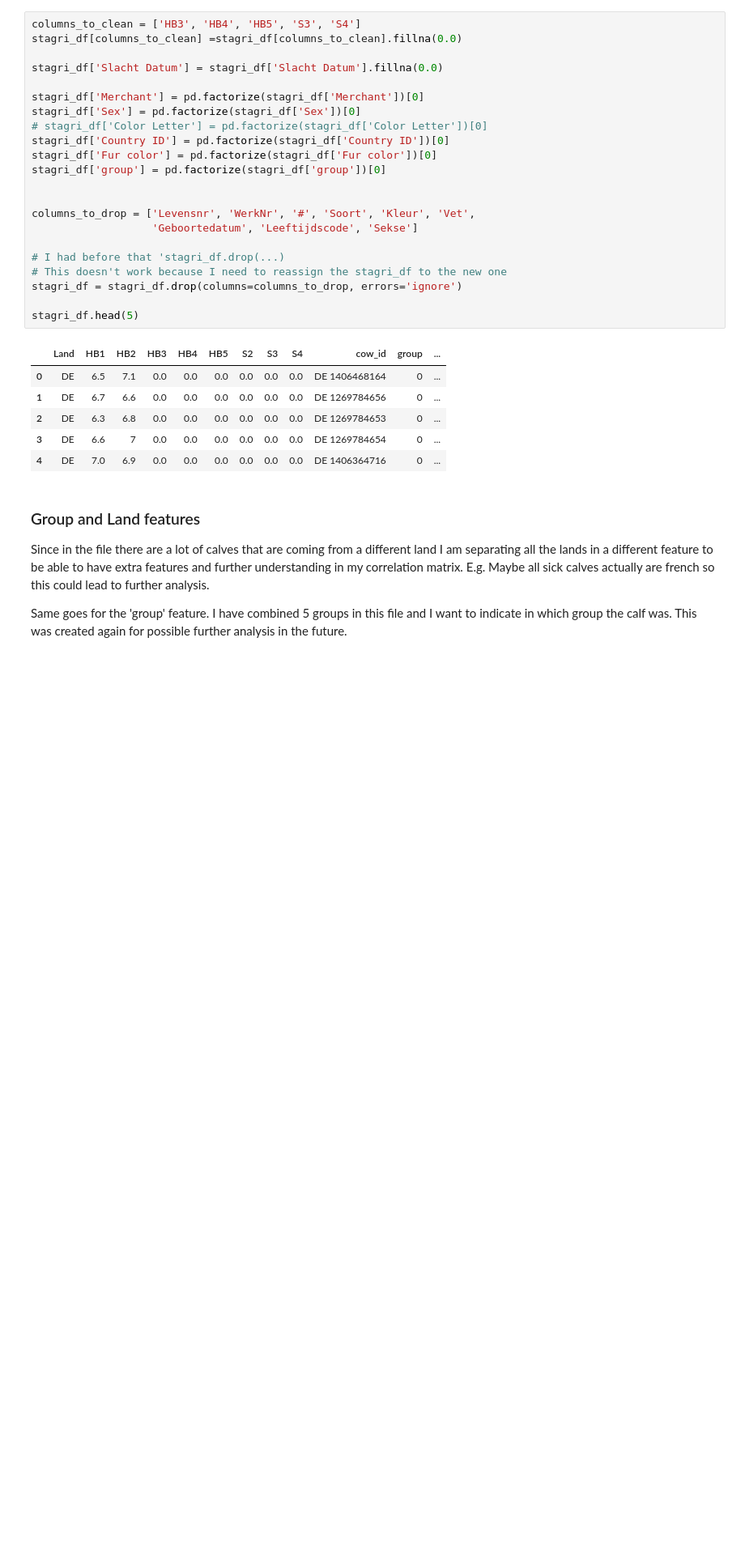
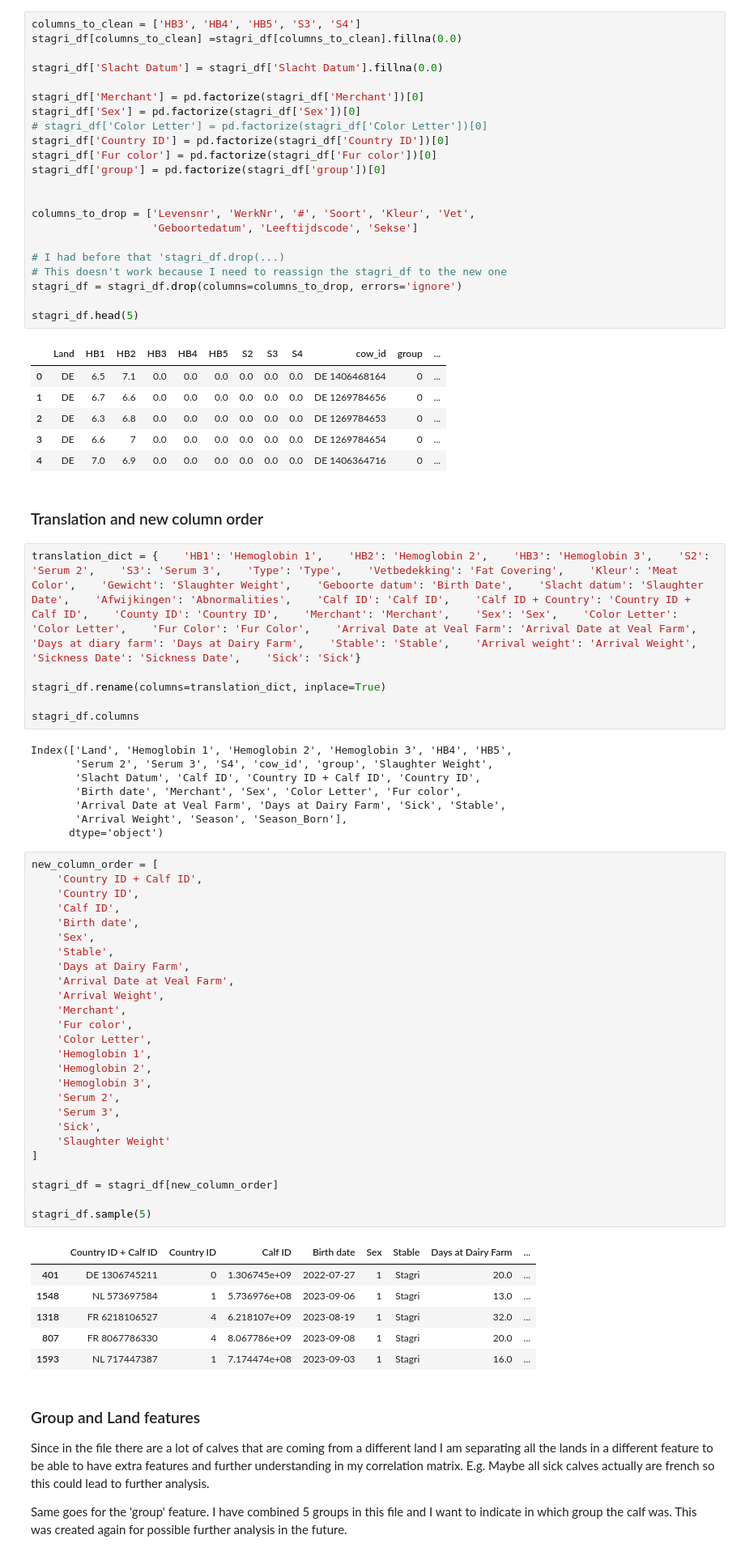
Before and after one commit to AI-Farming-Thewi/cows_analysis, a Jupyter notebook: Farms analysis.ipynb, the cells around one changed output. Shown at 81% size. Saved outputs shown, nothing was run; the diff lists cells and outputs as text; blank space fills up the shorter version.

Commit message:
changed the layout of the file, added the Wims' translations

```diff
--- a/Farms analysis.ipynb
+++ b/Farms analysis.ipynb
@@ -626,6 +626,55 @@ stagri_df.head(5)
 | 2 | DE | 6.3 | 6.8 | 0.0 | 0.0 | 0.0 | 0.0 | 0.0 | 0.0 | DE 1269784653 | 0 | ... |
 | 3 | DE | 6.6 | 7 | 0.0 | 0.0 | 0.0 | 0.0 | 0.0 | 0.0 | DE 1269784654 | 0 | ... |
 | 4 | DE | 7.0 | 6.9 | 0.0 | 0.0 | 0.0 | 0.0 | 0.0 | 0.0 | DE 1406364716 | 0 | ... |
+# %% [markdown]
+### Translation and new column order
+# %%
+translation_dict = {    'HB1': 'Hemoglobin 1',    'HB2': 'Hemoglobin 2',    'HB3': 'Hemoglobin 3',    'S2': 'Serum 2',    'S3': 'Serum 3',    'Type': 'Type',    'Vetbedekking': 'Fat Covering',    'Kleur': 'Meat Color',    'Gewicht': 'Slaughter Weight',    'Geboorte datum': 'Birth Date',    'Slacht datum': 'Slaughter Date',    'Afwijkingen': 'Abnormalities',    'Calf ID': 'Calf ID',    'Calf ID + Country': 'Country ID + Calf ID',    'County ID': 'Country ID',    'Merchant': 'Merchant',    'Sex': 'Sex',    'Color Letter': 'Color Letter',    'Fur Color': 'Fur Color',    'Arrival Date at Veal Farm': 'Arrival Date at Veal Farm',    'Days at diary farm': 'Days at Dairy Farm',    'Stable': 'Stable',    'Arrival weight': 'Arrival Weight',    'Sickness Date': 'Sickness Date',    'Sick': 'Sick'}
+
+stagri_df.rename(columns=translation_dict, inplace=True)
+
+stagri_df.columns
+# %% [output]
+Index(['Land', 'Hemoglobin 1', 'Hemoglobin 2', 'Hemoglobin 3', 'HB4', 'HB5',
+       'Serum 2', 'Serum 3', 'S4', 'cow_id', 'group', 'Slaughter Weight',
+       'Slacht Datum', 'Calf ID', 'Country ID + Calf ID', 'Country ID',
+       'Birth date', 'Merchant', 'Sex', 'Color Letter', 'Fur color',
+       'Arrival Date at Veal Farm', 'Days at Dairy Farm', 'Sick', 'Stable',
+       'Arrival Weight', 'Season', 'Season_Born'],
+      dtype='object')
+# %%
+new_column_order = [
+    'Country ID + Calf ID',
+    'Country ID',
+    'Calf ID',
+    'Birth date',
+    'Sex',
+    'Stable',
+    'Days at Dairy Farm',
+    'Arrival Date at Veal Farm',
+    'Arrival Weight',
+    'Merchant',
+    'Fur color',
+    'Color Letter',
+    'Hemoglobin 1',
+    'Hemoglobin 2',
+    'Hemoglobin 3',
+    'Serum 2',
+    'Serum 3',
+    'Sick',
+    'Slaughter Weight'
+]
+
+stagri_df = stagri_df[new_column_order]
+
+stagri_df.sample(5)
+# %% [output]
+|  | Country ID + Calf ID | Country ID | Calf ID | Birth date | Sex | Stable | Days at Dairy Farm | ... |
+| 401 | DE 1306745211 | 0 | 1.306745e+09 | 2022-07-27 | 1 | Stagri | 20.0 | ... |
+| 1548 | NL 573697584 | 1 | 5.736976e+08 | 2023-09-06 | 1 | Stagri | 13.0 | ... |
+| 1318 | FR 6218106527 | 4 | 6.218107e+09 | 2023-08-19 | 1 | Stagri | 32.0 | ... |
+| 807 | FR 8067786330 | 4 | 8.067786e+09 | 2023-09-08 | 1 | Stagri | 20.0 | ... |
+| 1593 | NL 717447387 | 1 | 7.174474e+08 | 2023-09-03 | 1 | Stagri | 16.0 | ... |
 # %% [markdown]
 ### Group and Land features
 Since in the file there are a lot of calves that are coming from a different land I am separating all the lands in a different feature to be able to have extra features and further understanding in my correlation matrix. E.g. Maybe all sick calves actually are french so this could lead to further analysis.
```
Also changed, not shown: parts of 2 cells of this notebook.
